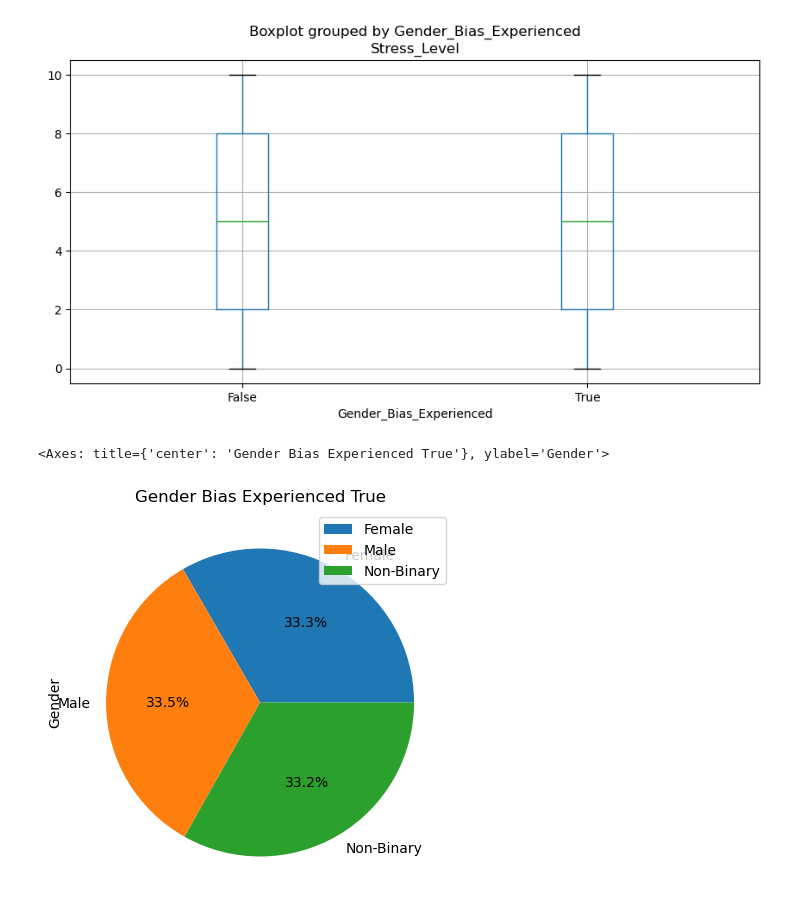
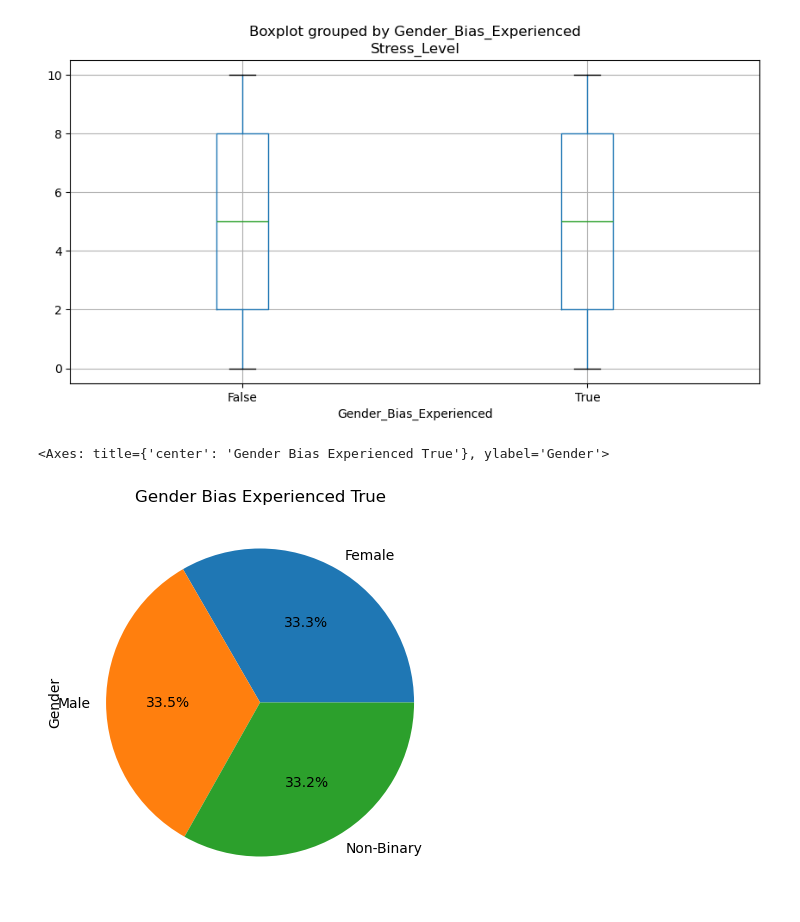
Before and after one commit to eliu14/project_1, a Jupyter notebook: gender.ipynb, the cells around one changed output. Cells and saved outputs as stored; diff of their text form; code cells hidden in the pictures.

Commit message:
Cleaned up gender notebook

```diff
--- a/gender.ipynb
+++ b/gender.ipynb
@@ -77,10 +67,8 @@ gender_stress_df.boxplot("Stress_Level",by="Gender_Bias_Experienced", figsize=(1
 # %%
 gender_bias_true = gender_stress_df.loc[gender_stress_df["Gender_Bias_Experienced"] == True]
 gender_bias_group = gender_bias_true.groupby("Gender").count()
 gender_bias_group
-#print(f"Number of True for Male: {gender_bias_true.describe()}")
-#Count of gender biased = true by gender
-gender_bias_group.plot(kind="pie", y="Gender_Bias_Experienced", title="Gender Bias Experienced True",ylabel="Gender",autopct='%.1f%%', figsize=(100, 5))
+gender_bias_group.plot(kind="pie", y="Gender_Bias_Experienced", title="Gender Bias Experienced True",ylabel="Gender",autopct='%.1f%%', figsize=(100,5),legend=False)
 # %% [output]
 <Axes: title={'center': 'Gender Bias Experienced True'}, ylabel='Gender'>
-[figure, old version]
+[figure, new version]
```
Also changed, not shown: parts of 3 cells of this notebook.
